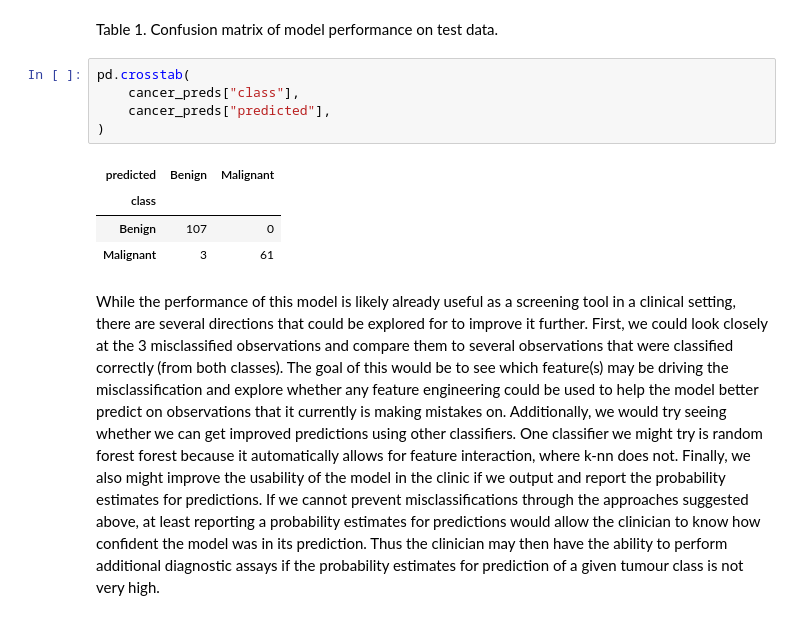
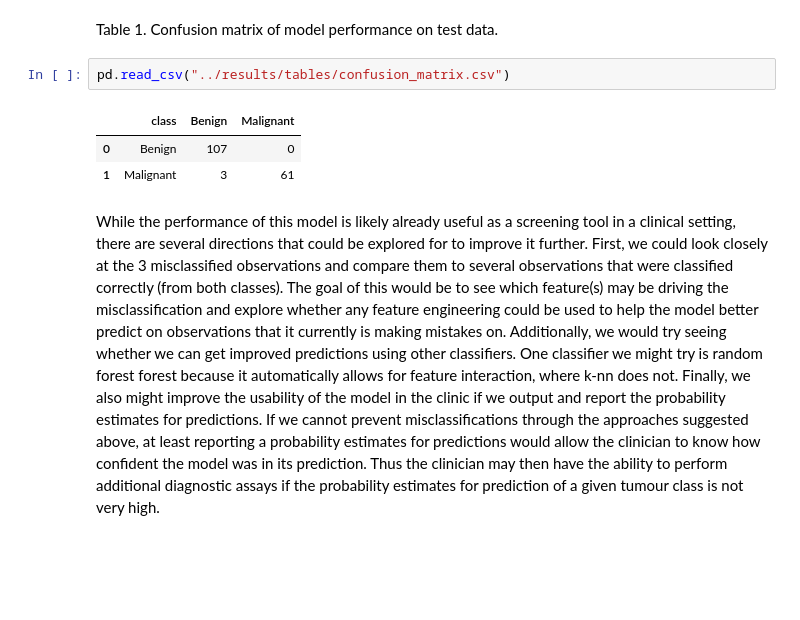
Before and after one commit to FixML/breast_cancer_predictor_py, a Jupyter notebook: src/breast_cancer_predictor_report.ipynb, the cells around one changed output. Saved outputs shown, nothing was run; the diff lists cells and outputs as text; blank space fills up the shorter version.

```diff
--- a/src/breast_cancer_predictor_report.ipynb
+++ b/src/breast_cancer_predictor_report.ipynb
@@ -265,16 +51,12 @@ pd.DataFrame({'accuracy': [accuracy], 'F2 score (beta = 2)': [f2_beta_2_score]})
 Our prediction model performed quite well on test data, with a final overall accuracy of 0.96 and F2 (beta = 2) score of 0.98. Other indicators that our model performed well come from the confusion matrix, where it only made 3 mistakes. All 3 mistakes were predicting a benign tumour as malignant, which is promising for implementing this in the clinic as false positives are less harmful than false negatives.
 # %% [markdown]
 Table 1. Confusion matrix of model performance on test data.
-# %%
-pd.crosstab(
-    cancer_preds["class"],
-    cancer_preds["predicted"],
-)
-# %% [output]
-| predicted | Benign | Malignant |
-| class |  |  |
-| Benign | 107 | 0 |
-| Malignant | 3 | 61 |
+# %%
+pd.read_csv("../results/tables/confusion_matrix.csv")
+# %% [output]
+|  | class | Benign | Malignant |
+| 0 | Benign | 107 | 0 |
+| 1 | Malignant | 3 | 61 |
 # %% [markdown]
 While the performance of this model is likely already useful as a screening tool in a clinical setting, there are several directions that could be explored for to improve it further. First, we could look closely at the 3 misclassified observations and compare them to several observations that were classified correctly (from both classes). The goal of this would be to see which feature(s) may be driving the misclassification and explore whether any feature engineering could be used to help the model better predict on observations that it currently is making mistakes on. Additionally, we would try seeing whether we can get improved predictions using other classifiers. One classifier we might try is random forest forest because it automatically allows for feature interaction, where k-nn does not. Finally, we also might improve the usability of the model in the clinic if we output and report the probability estimates for predictions. If we cannot prevent misclassifications through the approaches suggested above, at least reporting a probability estimates for predictions would allow the clinician to know how confident the model was in its prediction. Thus the clinician may then have the ability to perform additional diagnostic assays if the probability estimates for prediction of a given tumour class is not very high.
 # %% [markdown]
```
Also changed, not shown: parts of 17 cells of this notebook, 3 other files.
